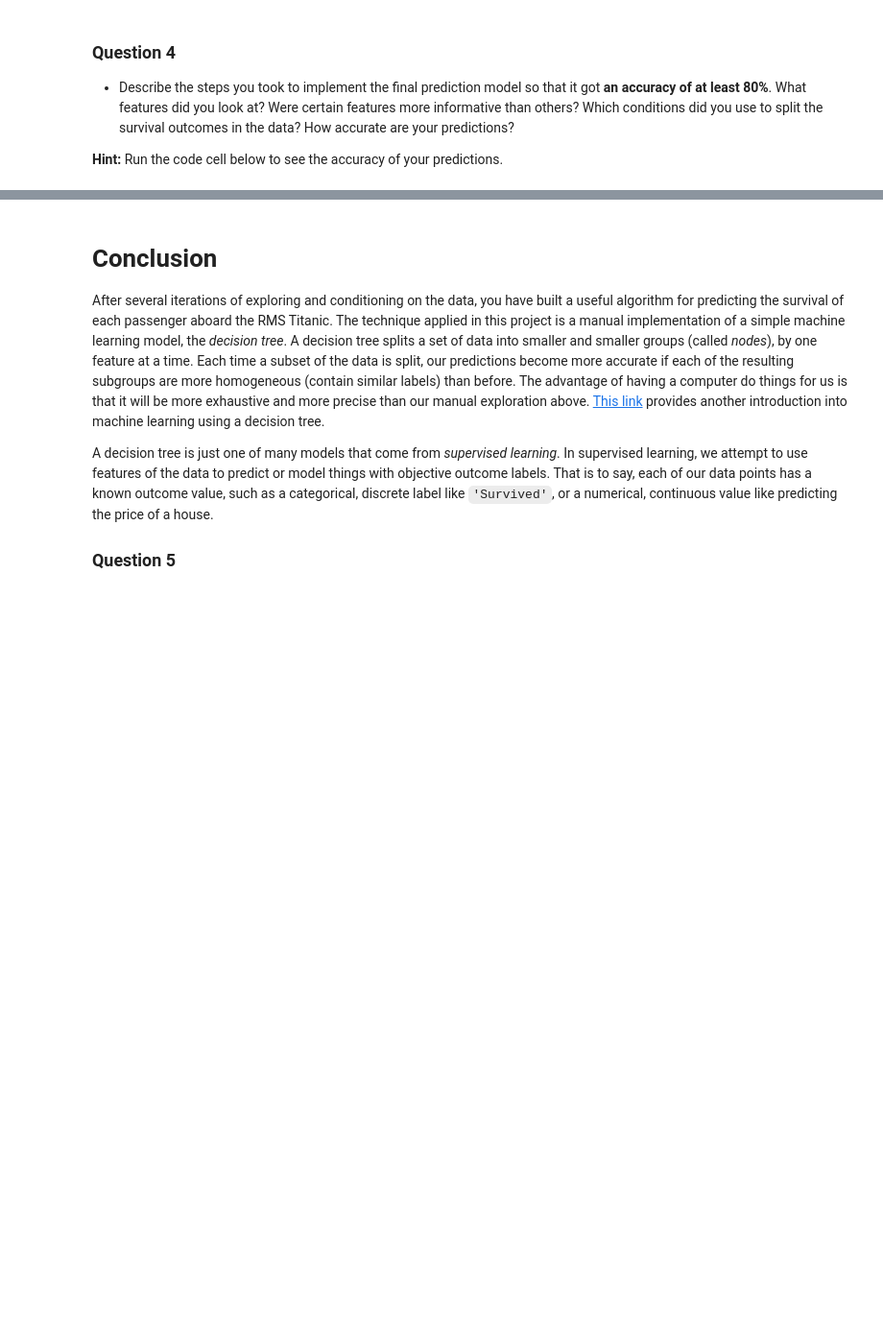
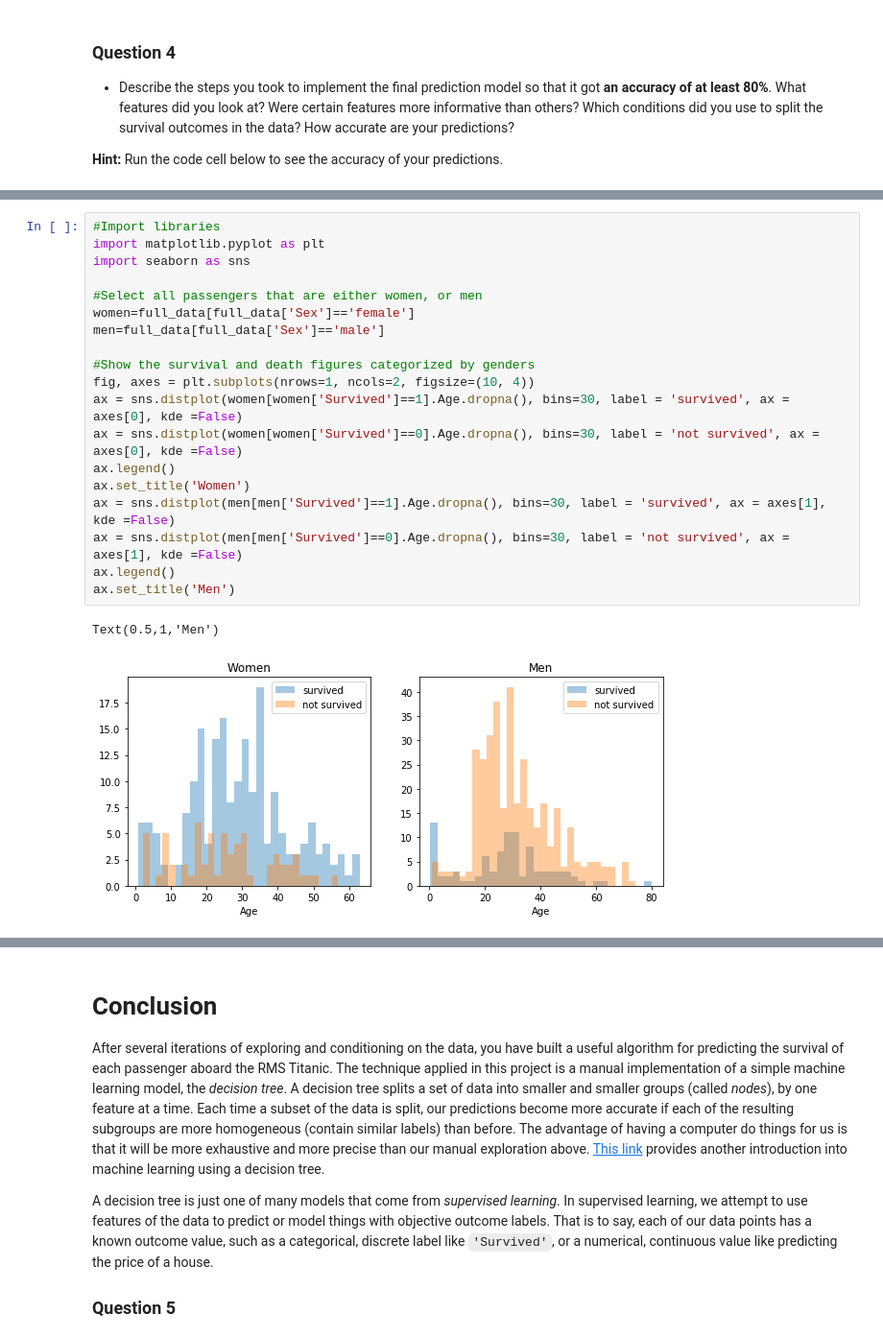
Before and after one commit to TRETH/titanic_survival_exploration, a Jupyter notebook: titanic_survival_exploration.ipynb, the cells around one changed output, grey strips where cells are left out. Shown: that part at 96% size. Cells and saved outputs as stored; diff of their text form; blank space fills up the shorter version.

Commit message:
completed data analysis

```diff
--- a/titanic_survival_exploration.ipynb
+++ b/titanic_survival_exploration.ipynb
@@ -249,0 +304,22 @@ print(accuracy_score(outcomes, predictions))
+# %%
+#Import libraries
+import matplotlib.pyplot as plt
+import seaborn as sns
+
+#Select all passengers that are either women, or men
+women=full_data[full_data['Sex']=='female']
+men=full_data[full_data['Sex']=='male']
+
+#Show the survival and death figures categorized by genders
+fig, axes = plt.subplots(nrows=1, ncols=2, figsize=(10, 4))
+ax = sns.distplot(women[women['Survived']==1].Age.dropna(), bins=30, label = 'survived', ax = axes[0], kde =False)
+ax = sns.distplot(women[women['Survived']==0].Age.dropna(), bins=30, label = 'not survived', ax = axes[0], kde =False)
+ax.legend()
+ax.set_title('Women')
+ax = sns.distplot(men[men['Survived']==1].Age.dropna(), bins=30, label = 'survived', ax = axes[1], kde =False)
+ax = sns.distplot(men[men['Survived']==0].Age.dropna(), bins=30, label = 'not survived', ax = axes[1], kde =False)
+ax.legend()
+ax.set_title('Men')
+# %% [output]
+Text(0.5,1,'Men')
+[figure, added]
```
Also changed, not shown: parts of 7 cells of this notebook.
